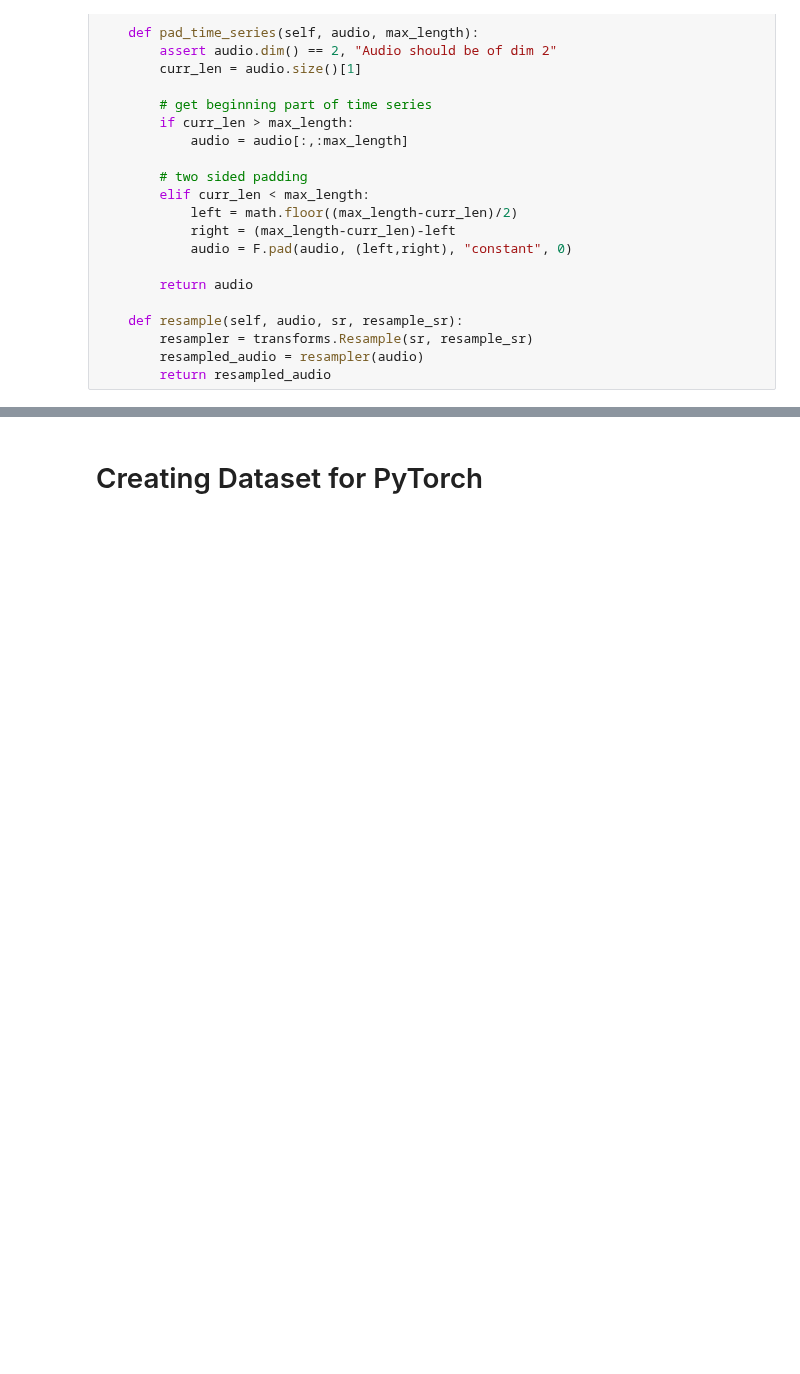
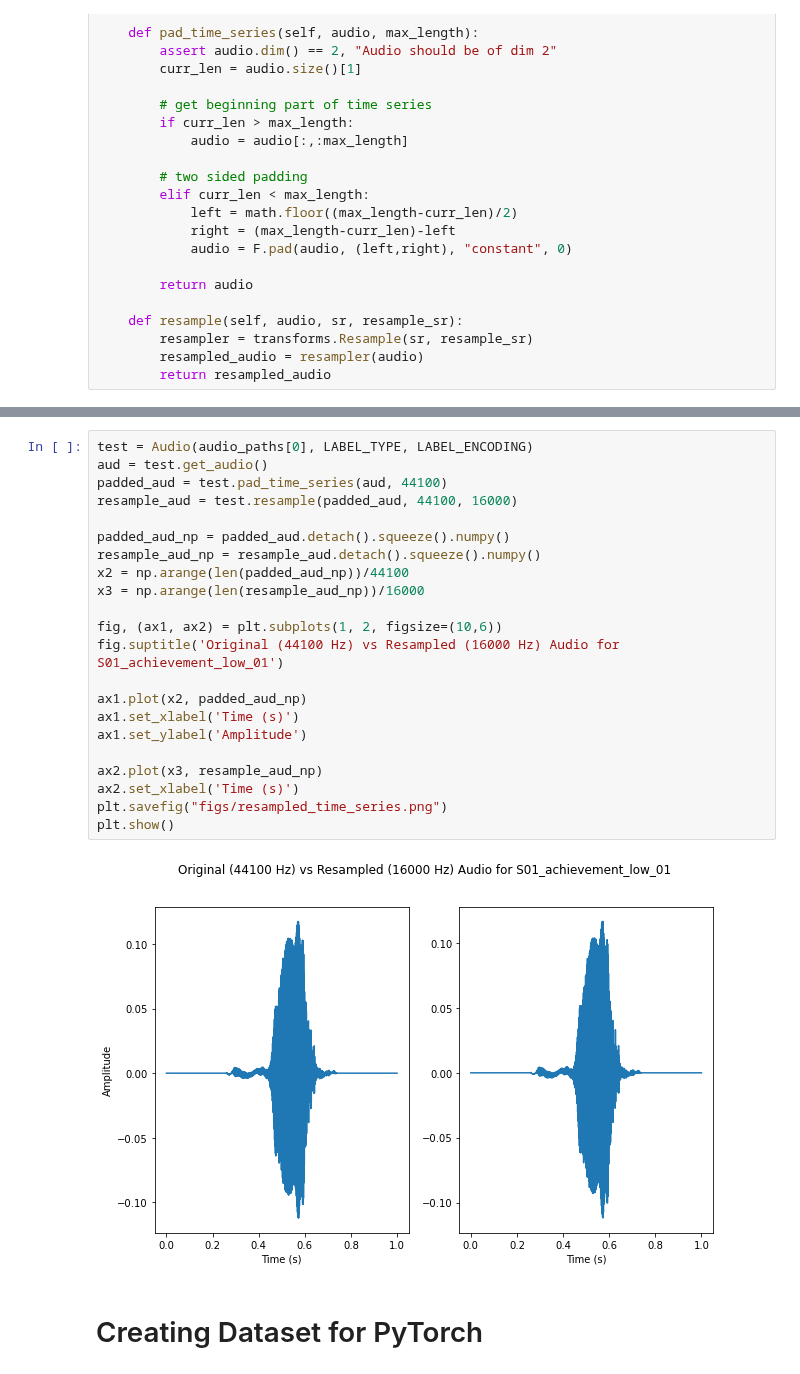
Before and after one commit to pakdaniel/DataMiningFinal, a Jupyter notebook: DataMiningFinal.ipynb, the cells around one changed output, grey strips where cells are left out. Saved outputs shown, nothing was run; the diff lists cells and outputs as text; blank space fills up the shorter version.

```diff
--- a/DataMiningFinal.ipynb
+++ b/DataMiningFinal.ipynb
@@ -365,3 +287,27 @@ Mean Square Difference:  17.840179443359375
+# %%
+test = Audio(audio_paths[0], LABEL_TYPE, LABEL_ENCODING)
+aud = test.get_audio()
+padded_aud = test.pad_time_series(aud, 44100)
+resample_aud = test.resample(padded_aud, 44100, 16000)
+
+padded_aud_np = padded_aud.detach().squeeze().numpy()
+resample_aud_np = resample_aud.detach().squeeze().numpy()
+x2 = np.arange(len(padded_aud_np))/44100
+x3 = np.arange(len(resample_aud_np))/16000
+
+fig, (ax1, ax2) = plt.subplots(1, 2, figsize=(10,6))
+fig.suptitle('Original (44100 Hz) vs Resampled (16000 Hz) Audio for S01_achievement_low_01')
+
+ax1.plot(x2, padded_aud_np)
+ax1.set_xlabel('Time (s)')
+ax1.set_ylabel('Amplitude')
+
+ax2.plot(x3, resample_aud_np)
+ax2.set_xlabel('Time (s)')
+plt.savefig("figs/resampled_time_series.png")
+plt.show()
+# %% [output]
+[figure, added]
 # %% [markdown]
 # Creating Dataset for PyTorch
 # %%
```
Also changed, not shown: parts of 37 cells of this notebook.
